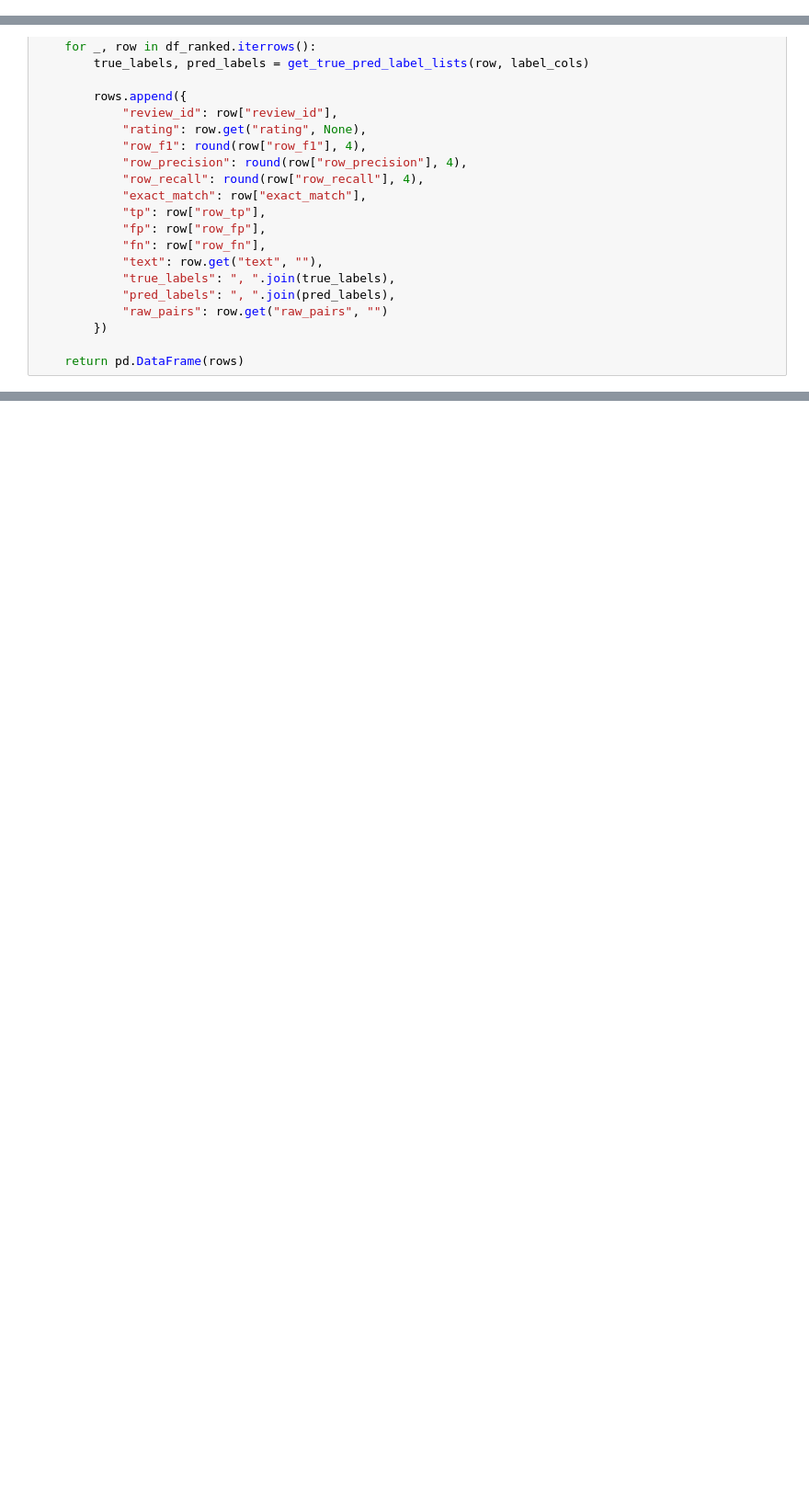
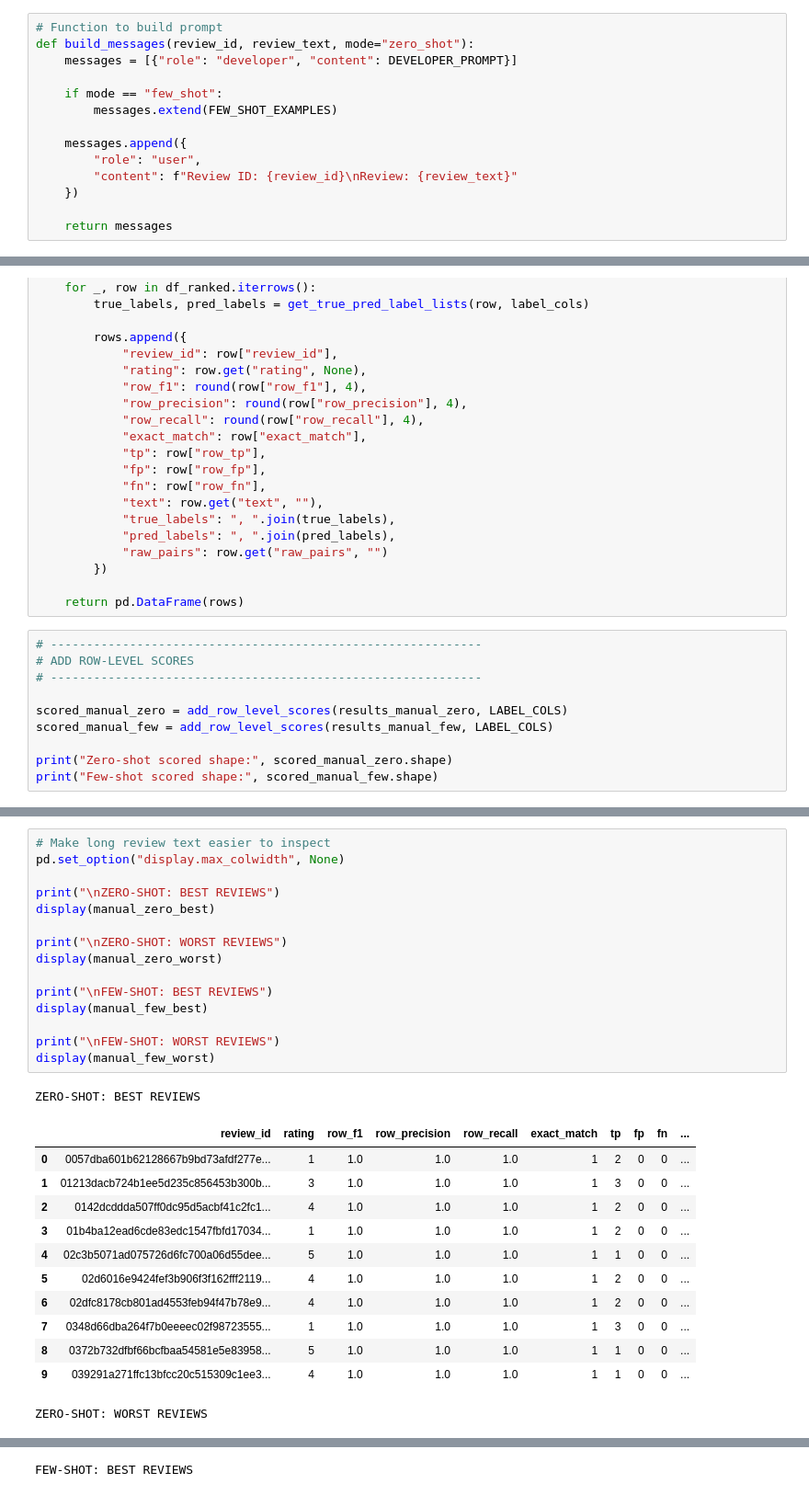
Before and after one commit to zmosDS/google_review_insights, a Jupyter notebook: notebooks/07b_model_llm_prompt_man.ipynb, the cells around one changed output, grey strips where cells are left out. Shown at 92% size. Cells and saved outputs as stored; diff of their text form; blank space fills up the shorter version.

Commit message:
Apply Model 3 Generative LLM to manually-labeled review data.

```diff
--- a/notebooks/07b_model_llm_prompt_man.ipynb
+++ b/notebooks/07b_model_llm_prompt_man.ipynb
@@ -316,0 +549,14 @@ display(df_manual_eval.head(3))
+# %%
+# Function to build prompt
+def build_messages(review_id, review_text, mode="zero_shot"):
+    messages = [{"role": "developer", "content": DEVELOPER_PROMPT}]
+
+    if mode == "few_shot":
+        messages.extend(FEW_SHOT_EXAMPLES)
+
+    messages.append({
+        "role": "user",
+        "content": f"Review ID: {review_id}\nReview: {review_text}"
+    })
+
+    return messages
@@ -491,3 +1016,13 @@ def build_error_analysis_table(scored_df, label_cols, n=5, best=True):
         })
 
     return pd.DataFrame(rows)
+# %%
+# ------------------------------------------------------------
+# ADD ROW-LEVEL SCORES
+# ------------------------------------------------------------
+
+scored_manual_zero = add_row_level_scores(results_manual_zero, LABEL_COLS)
+scored_manual_few = add_row_level_scores(results_manual_few, LABEL_COLS)
+
+print("Zero-shot scored shape:", scored_manual_zero.shape)
+print("Few-shot scored shape:", scored_manual_few.shape)
@@ -493,0 +1064,29 @@ def build_error_analysis_table(scored_df, label_cols, n=5, best=True):
+# %%
+# Make long review text easier to inspect
+pd.set_option("display.max_colwidth", None)
+
+print("\nZERO-SHOT: BEST REVIEWS")
+display(manual_zero_best)
+
+print("\nZERO-SHOT: WORST REVIEWS")
+display(manual_zero_worst)
+
+print("\nFEW-SHOT: BEST REVIEWS")
+display(manual_few_best)
+
+print("\nFEW-SHOT: WORST REVIEWS")
+display(manual_few_worst)
+# %% [output]
+ZERO-SHOT: BEST REVIEWS
+|  | review_id | rating | row_f1 | row_precision | row_recall | exact_match | tp | fp | fn | ... |
+| 0 | 0057dba601b62128667b9bd73afdf277e... | 1 | 1.0 | 1.0 | 1.0 | 1 | 2 | 0 | 0 | ... |
+| 1 | 01213dacb724b1ee5d235c856453b300b... | 3 | 1.0 | 1.0 | 1.0 | 1 | 3 | 0 | 0 | ... |
+| 2 | 0142dcddda507ff0dc95d5acbf41c2fc1... | 4 | 1.0 | 1.0 | 1.0 | 1 | 2 | 0 | 0 | ... |
+| 3 | 01b4ba12ead6cde83edc1547fbfd17034... | 1 | 1.0 | 1.0 | 1.0 | 1 | 2 | 0 | 0 | ... |
+| 4 | 02c3b5071ad075726d6fc700a06d55dee... | 5 | 1.0 | 1.0 | 1.0 | 1 | 1 | 0 | 0 | ... |
+| 5 | 02d6016e9424fef3b906f3f162fff2119... | 4 | 1.0 | 1.0 | 1.0 | 1 | 2 | 0 | 0 | ... |
+| 6 | 02dfc8178cb801ad4553feb94f47b78e9... | 4 | 1.0 | 1.0 | 1.0 | 1 | 2 | 0 | 0 | ... |
+| 7 | 0348d66dba264f7b0eeeec02f98723555... | 1 | 1.0 | 1.0 | 1.0 | 1 | 3 | 0 | 0 | ... |
+| 8 | 0372b732dfbf66bcfbaa54581e5e83958... | 5 | 1.0 | 1.0 | 1.0 | 1 | 1 | 0 | 0 | ... |
+| 9 | 039291a271ffc13bfcc20c515309c1ee3... | 4 | 1.0 | 1.0 | 1.0 | 1 | 1 | 0 | 0 | ... |
+ZERO-SHOT: WORST REVIEWS
@@ -493,0 +1104 @@ def build_error_analysis_table(scored_df, label_cols, n=5, best=True):
+FEW-SHOT: BEST REVIEWS
```
Also changed, not shown: parts of 26 cells of this notebook.
